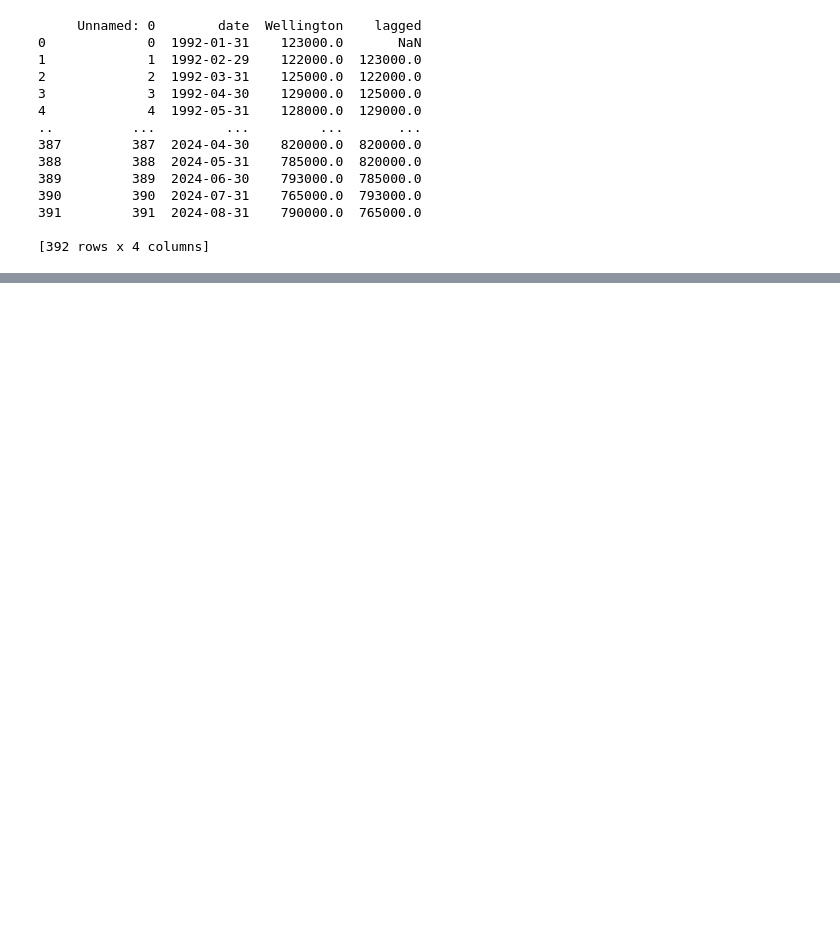
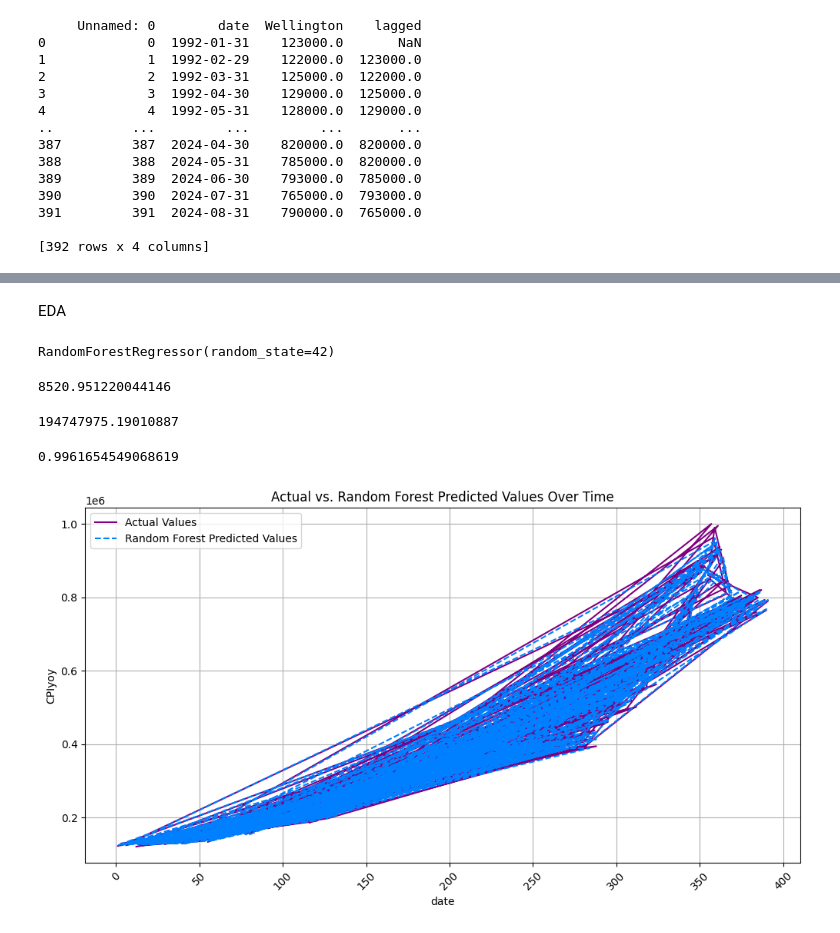
Before and after one commit to Sheepsta300/Machine-Learning-Project, a Jupyter notebook: Housing_Price_Predictor.ipynb, the cells around one changed output, grey strips where cells are left out. Saved outputs shown, nothing was run; the diff lists cells and outputs as text; code cells hidden in the pictures; blank space fills up the shorter version.

```diff
--- a/Housing_Price_Predictor.ipynb
+++ b/Housing_Price_Predictor.ipynb
@@ -247,0 +199,6 @@ welly_labour.head()
+# %% [markdown]
+EDA
+# %%
+train, test = train_test_split(df_Welly, test_size = 0.2, shuffle = True)
+# %%
+rf_model = RandomForestRegressor(n_estimators = 100, random_state = 42)
@@ -247,0 +211,37 @@ welly_labour.head()
+# %%
+rf_model.fit(train[['lagged']], train[['Wellington']])
+# %% [output]
+RandomForestRegressor(random_state=42)
+# %%
+rf_pred = rf_model.predict(train[['lagged']])
+# %%
+mae = mean_absolute_error(rf_pred, train.Wellington)
+print(mae)
+# %% [output]
+8520.951220044146
+# %%
+mse = mean_squared_error(rf_pred, train.Wellington)
+print(mse)
+# %% [output]
+194747975.19010887
+# %%
+rmse = r2_score(rf_pred, train.Wellington)
+print(rmse)
+# %% [output]
+0.9961654549068619
+# %%
+from matplotlib import pyplot as plt
+
+
+plt.figure(figsize=(12, 6))
+plt.plot(train.index, train.Wellington ,label='Actual Values', linestyle='-', color = 'purple')
+plt.plot(train.index, rf_pred, label='Random Forest Predicted Values', linestyle='--', color = '#007FFF')
+plt.xlabel('date')
+plt.ylabel('CPIyoy')
+plt.title('Actual vs. Random Forest Predicted Values Over Time')
+plt.legend()
+plt.grid(True)
+plt.xticks(rotation=45)
+plt.show()
+# %% [output]
+[figure, added]
```
Also changed, not shown: parts of 33 cells of this notebook.
